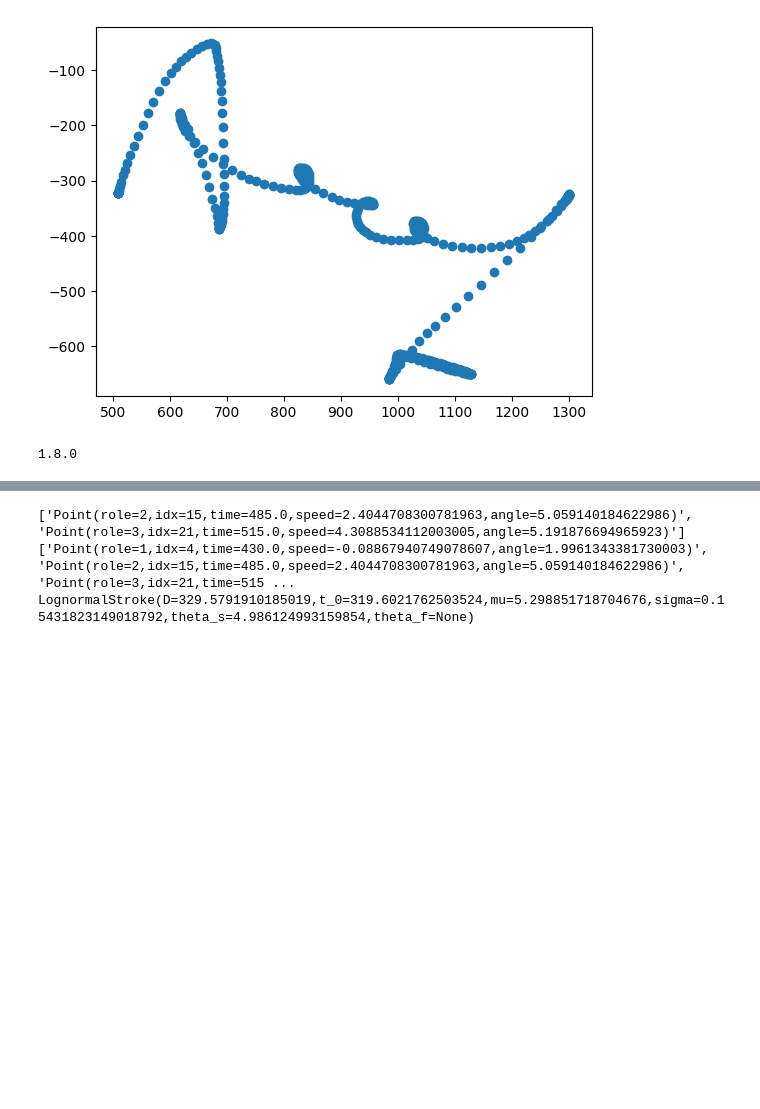
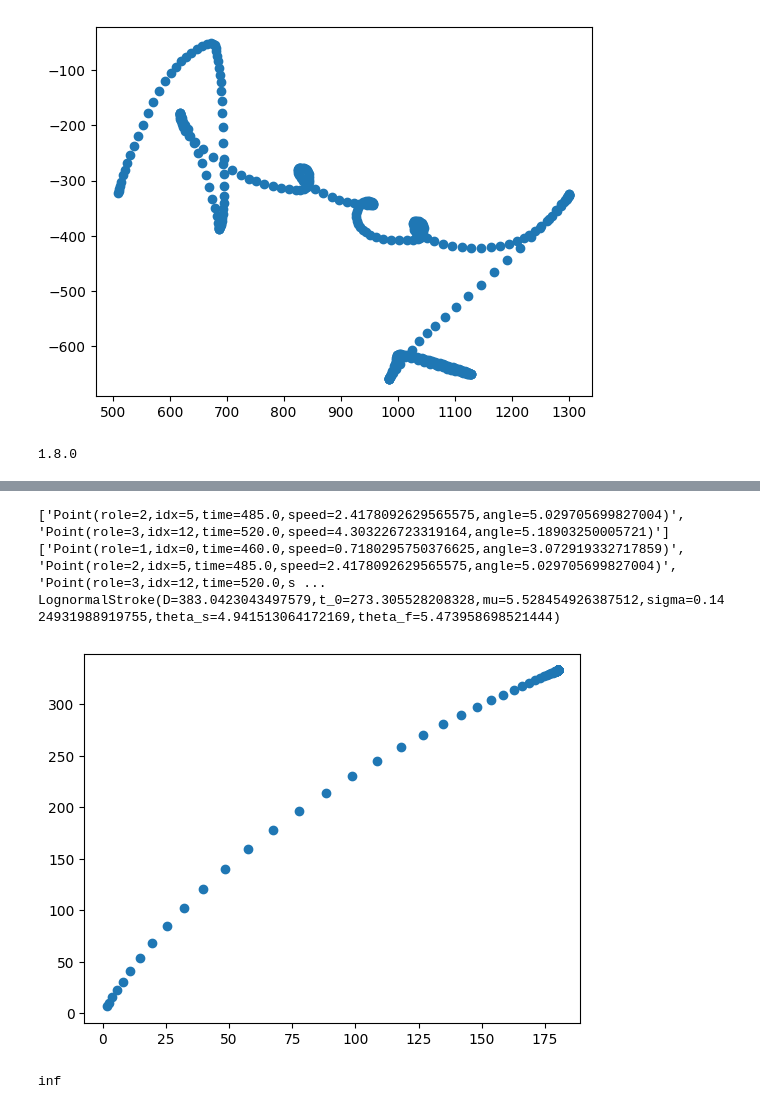
Before and after one commit to andrew-healey/sigma-lognormal, a Jupyter notebook: debug.ipynb, the cells around one changed output, grey strips where cells are left out. Cells and saved outputs as stored; diff of their text form; code cells hidden in the pictures; blank space fills up the shorter version.

```diff
--- a/debug.ipynb
+++ b/debug.ipynb
@@ -26,19 +36,26 @@ print(scipy.__version__) # 1.8.0
 # %%
 from speed_extract import extract_sigma_lognormal, get_point_combos, get_stroke_combos, mark_stroke_candidates
 
 candidates=mark_stroke_candidates(signal)
 
 candidate=candidates[0]
 point_combos=get_point_combos(candidate)
 point_combo = point_combos[0]
 print([str(pt) for pt in point_combo])
 
 stroke_combos = get_stroke_combos(candidate)
 stroke_combo = stroke_combos[0]
 print([str(pt) for pt in stroke_combo])
 
-print(extract_sigma_lognormal(point_combo,stroke_combo))
+lognormal = extract_sigma_lognormal(point_combo,stroke_combo)
+print(lognormal)
+plot_signals([lognormal.signal(signal.time)])
 # %% [output]
-['Point(role=2,idx=15,time=485.0,speed=2.4044708300781963,angle=5.059140184622986)', 'Point(role=3,idx=21,time=515.0,speed=4.3088534112003005,angle=5.191876694965923)']
-['Point(role=1,idx=4,time=430.0,speed=-0.08867940749078607,angle=1.9961343381730003)', 'Point(role=2,idx=15,time=485.0,speed=2.4044708300781963,angle=5.059140184622986)', 'Point(role=3,idx=21,time=515 ...
-LognormalStroke(D=329.5791910185019,t_0=319.6021762503524,mu=5.298851718704676,sigma=0.15431823149018792,theta_s=4.986124993159854,theta_f=None)
+['Point(role=2,idx=5,time=485.0,speed=2.4178092629565575,angle=5.029705699827004)', 'Point(role=3,idx=12,time=520.0,speed=4.303226723319164,angle=5.18903250005721)']
+['Point(role=1,idx=0,time=460.0,speed=0.7180295750376625,angle=3.072919332717859)', 'Point(role=2,idx=5,time=485.0,speed=2.4178092629565575,angle=5.029705699827004)', 'Point(role=3,idx=12,time=520.0,s ...
+LognormalStroke(D=383.0423043497579,t_0=273.305528208328,mu=5.528454926387512,sigma=0.1424931988919755,theta_s=4.941513064172169,theta_f=5.473958698521444)
+[figure, added]
+# %%
+np.array(1)/0
+# %% [output]
+inf
```
Also changed, not shown: parts of 6 cells of this notebook, 7 other files.
